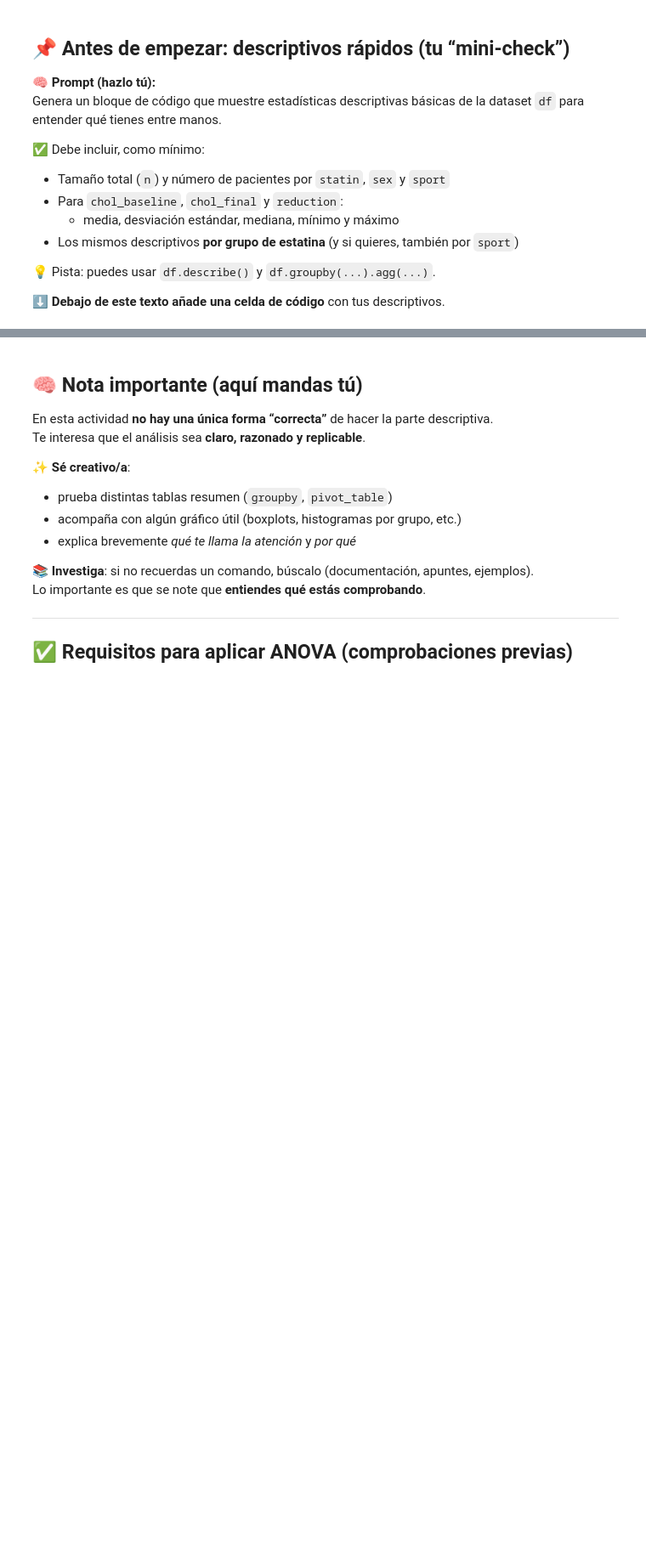
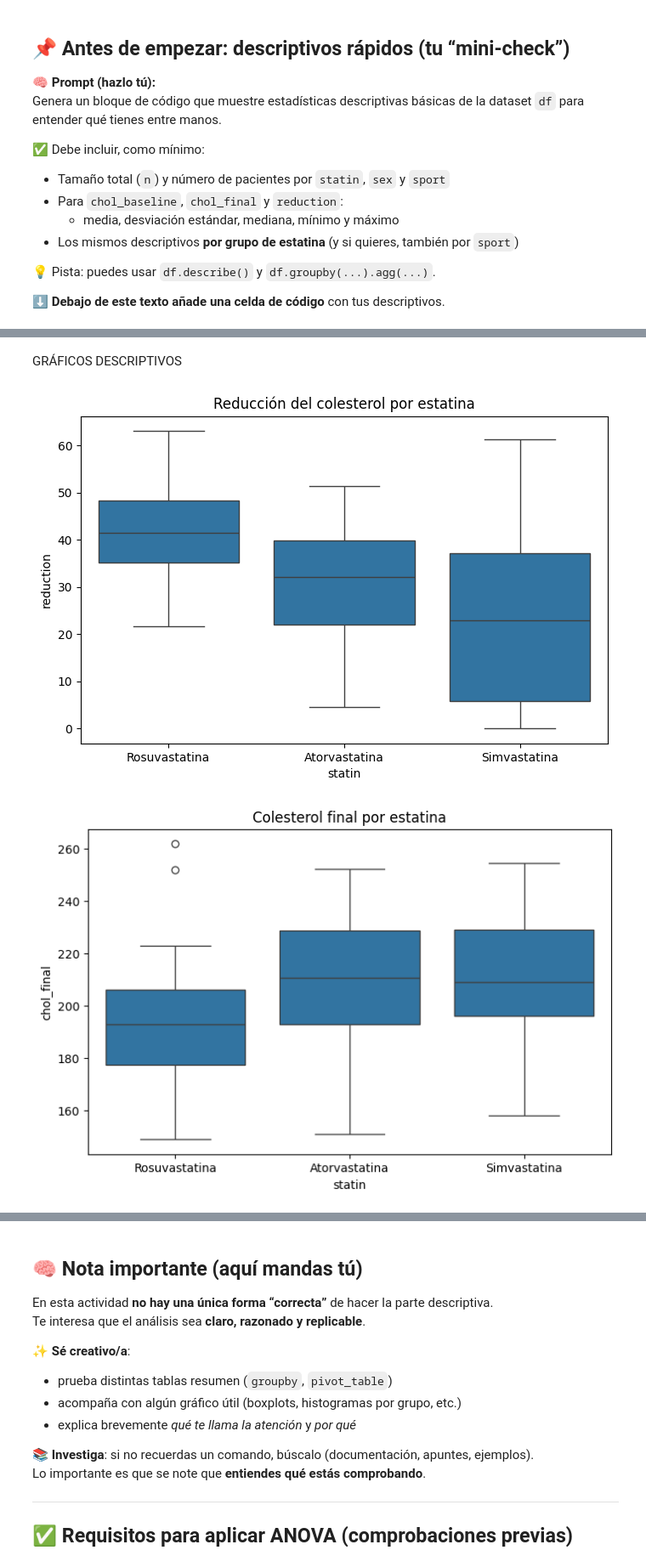
Before and after one commit to helenherhe-afk/EstadisticaQ2, a Jupyter notebook: Actividad1_2026.ipynb, the cells around one changed output, grey strips where cells are left out. Shown: that part at 85% size. Saved outputs shown, nothing was run; the diff lists cells and outputs as text; code cells hidden in the pictures; blank space fills up the shorter version.

```diff
--- a/Actividad1_2026.ipynb
+++ b/Actividad1_2026.ipynb
@@ -363,0 +489,25 @@ Sí     16.816555  37.678244  0.0  63.039767
+# %% [markdown]
+GRÁFICOS DESCRIPTIVOS
+# %%
+plt.figure(figsize=(8,5))
+sns.boxplot(data=df, x="statin", y="reduction")
+plt.title("Reducción del colesterol por estatina")
+plt.show()
+
+plt.figure(figsize=(8,5))
+sns.boxplot(data=df, x="statin", y="chol_final")
+plt.title("Colesterol final por estatina")
+plt.show()
+
+plt.figure(figsize=(8,5))
+sns.countplot(data=df, x="statin", hue="sport")
+plt.title("Distribución de deporte por estatina")
+plt.show()
+
+plt.figure(figsize=(8,5))
+sns.countplot(data=df, x="statin", hue="sex")
+plt.title("Distribución de sexo por estatina")
+plt.show()
+# %% [output]
+[figure, added]
+[figure, added]
```
Also changed, not shown: parts of 26 cells of this notebook.
